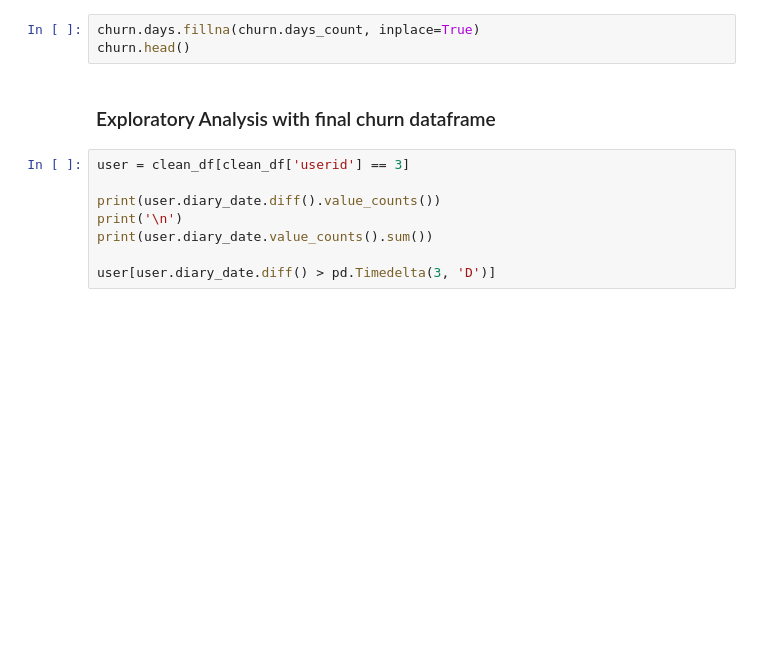
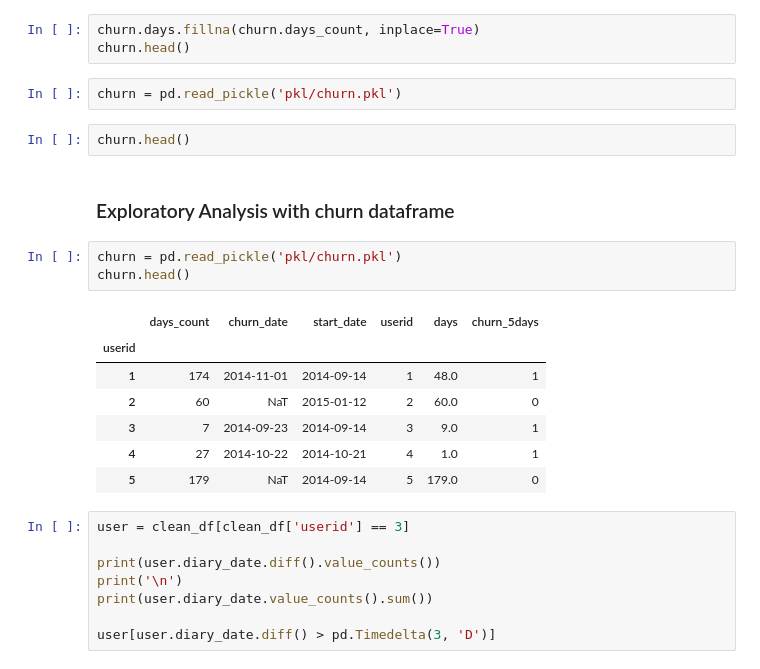
Before and after one commit to rokaandy/mfp-nutrition-survival-analysis, a Jupyter notebook: nutrition.ipynb, the cells around one changed output. Cells and saved outputs as stored; diff of their text form; blank space fills up the shorter version.

```diff
--- a/nutrition.ipynb
+++ b/nutrition.ipynb
@@ -285,8 +285,23 @@ churn.head()
 # %%
 churn.days.fillna(churn.days_count, inplace=True)
 churn.head()
+# %%
+churn = pd.read_pickle('pkl/churn.pkl')
+# %%
+churn.head()
 # %% [markdown]
-### Exploratory Analysis with final churn dataframe
+### Exploratory Analysis with churn dataframe
+# %%
+churn = pd.read_pickle('pkl/churn.pkl')
+churn.head()
+# %% [output]
+|  | days_count | churn_date | start_date | userid | days | churn_5days |
+| userid |  |  |  |  |  |  |
+| 1 | 174 | 2014-11-01 | 2014-09-14 | 1 | 48.0 | 1 |
+| 2 | 60 | NaT | 2015-01-12 | 2 | 60.0 | 0 |
+| 3 | 7 | 2014-09-23 | 2014-09-14 | 3 | 9.0 | 1 |
+| 4 | 27 | 2014-10-22 | 2014-10-21 | 4 | 1.0 | 1 |
+| 5 | 179 | NaT | 2014-09-14 | 5 | 179.0 | 0 |
 # %%
 user = clean_df[clean_df['userid'] == 3]
 
```
Also changed, not shown: parts of 29 cells of this notebook, 2 other files.
